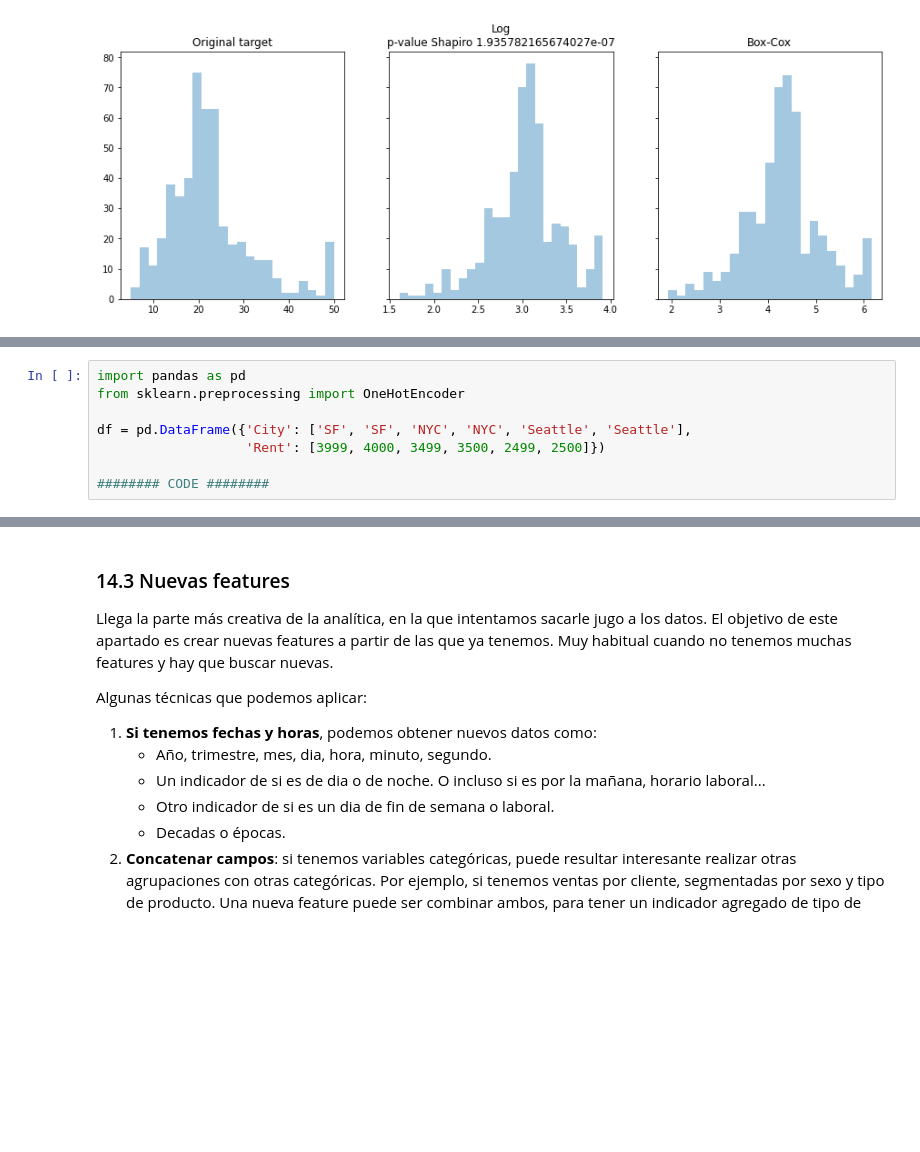
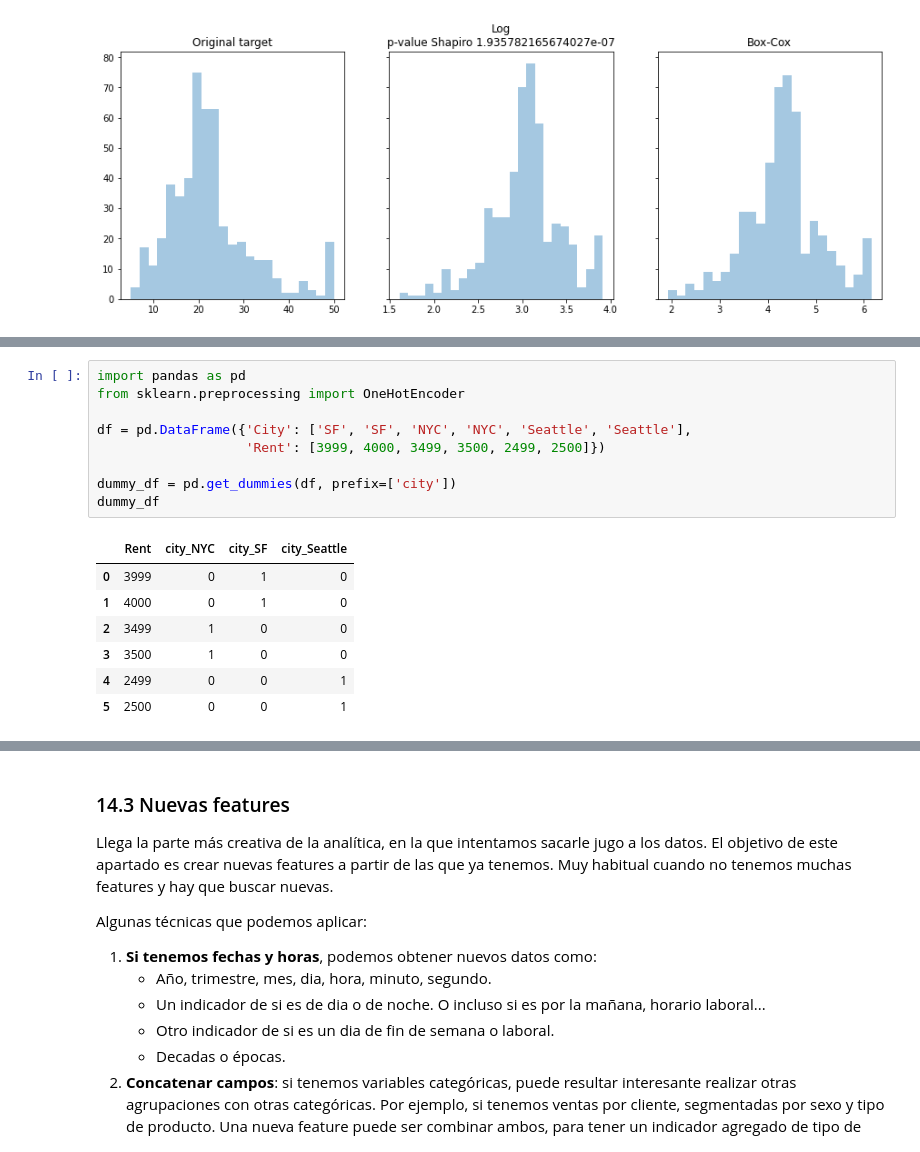
Before and after one commit to CarlosDiazGirol/thebridgedsftsep20, a Jupyter notebook: 3-Machine Learning/1-Supervisado/9-ML Guide/ML Guide.ipynb, the cells around one changed output, grey strips where cells are left out. Cells and saved outputs as stored; diff of their text form; blank space fills up the shorter version.

```diff
--- a/3-Machine Learning/1-Supervisado/9-ML Guide/ML Guide.ipynb
+++ b/3-Machine Learning/1-Supervisado/9-ML Guide/ML Guide.ipynb
@@ -1382,11 +1382,20 @@ Los métodos mean encoding o el count encoding no son tan efectivos como el rest
 # %%
 import pandas as pd
 from sklearn.preprocessing import OneHotEncoder
 
 df = pd.DataFrame({'City': ['SF', 'SF', 'NYC', 'NYC', 'Seattle', 'Seattle'],
                    'Rent': [3999, 4000, 3499, 3500, 2499, 2500]})
 
-######## CODE ########
+dummy_df = pd.get_dummies(df, prefix=['city'])
+dummy_df
+# %% [output]
+|  | Rent | city_NYC | city_SF | city_Seattle |
+| 0 | 3999 | 0 | 1 | 0 |
+| 1 | 4000 | 0 | 1 | 0 |
+| 2 | 3499 | 1 | 0 | 0 |
+| 3 | 3500 | 1 | 0 | 0 |
+| 4 | 2499 | 0 | 0 | 1 |
+| 5 | 2500 | 0 | 0 | 1 |
 # %%
 # Si queremos aplicar un mapeo personalizado
 # Para encodig binario se recomienda aplicar un mapeo, para no equivocarnos.
```
Also changed, not shown: parts of 19 cells of this notebook, 17 other files.
